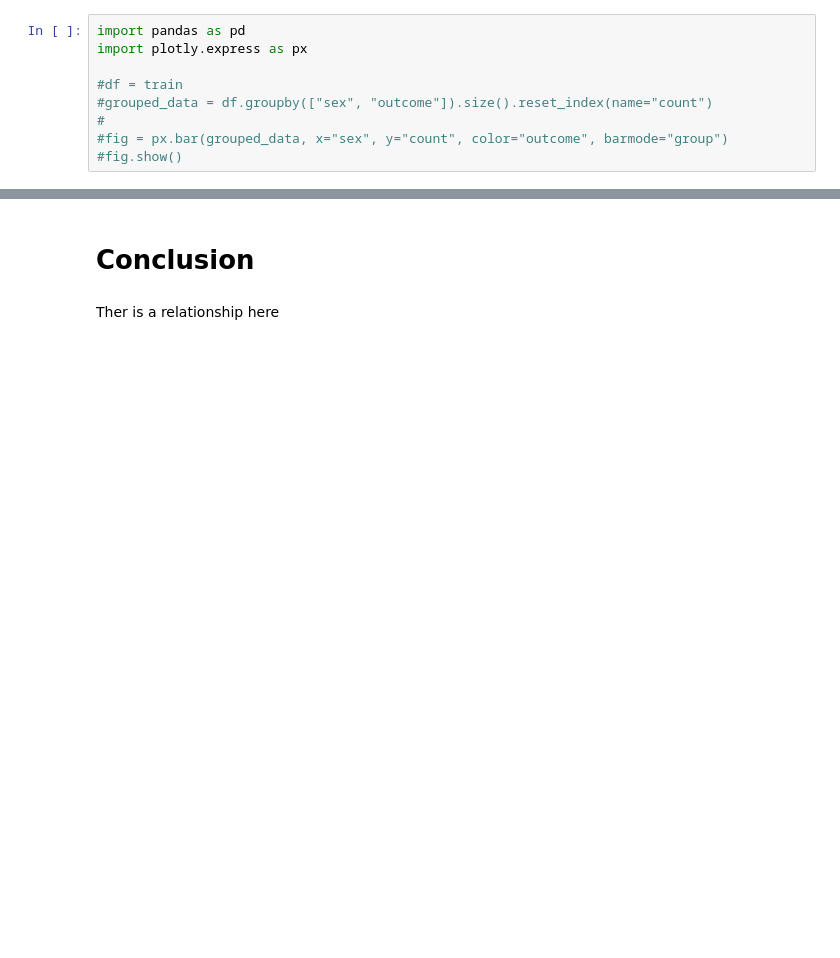
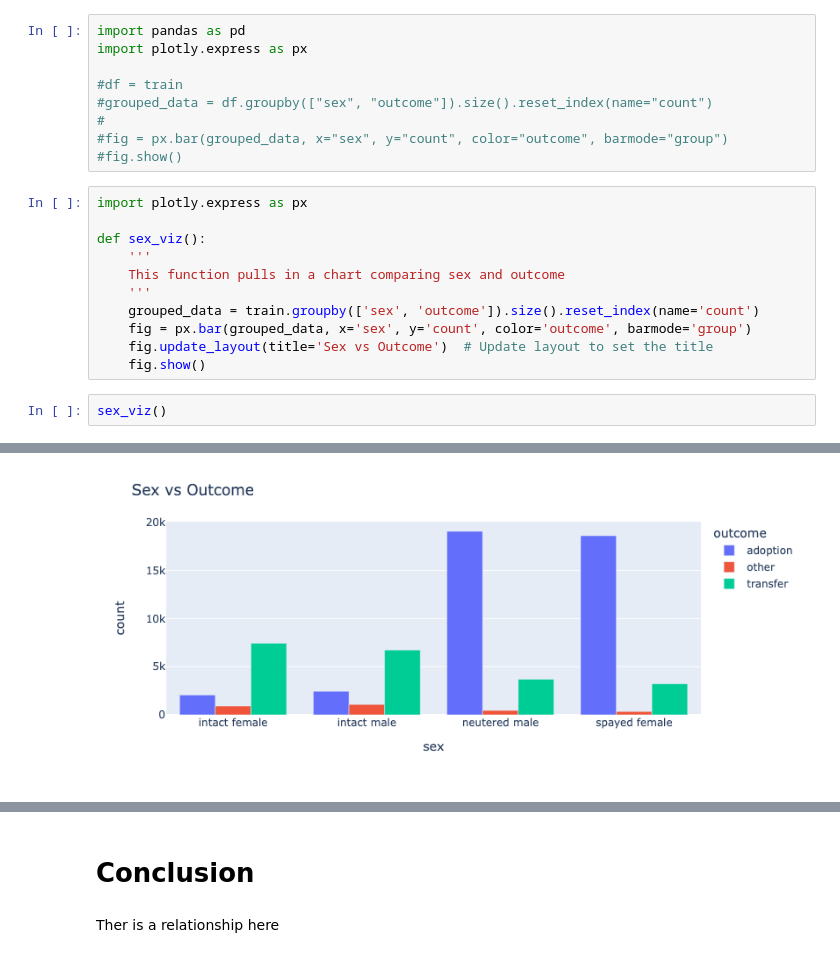
Before and after one commit to pound-puppies/animal-advocacy, a Jupyter notebook: sb_explore.ipynb, the cells around one changed output, grey strips where cells are left out. Cells and saved outputs as stored; diff of their text form; blank space fills up the shorter version.

Commit message:
added stat and viz function for sex

```diff
--- a/sb_explore.ipynb
+++ b/sb_explore.ipynb
@@ -326,3 +392,17 @@ import plotly.express as px
 #
 #fig = px.bar(grouped_data, x="sex", y="count", color="outcome", barmode="group")
 #fig.show()
+# %%
+import plotly.express as px
+
+def sex_viz():
+    '''
+    This function pulls in a chart comparing sex and outcome
+    '''
+    grouped_data = train.groupby(['sex', 'outcome']).size().reset_index(name='count')
+    fig = px.bar(grouped_data, x='sex', y='count', color='outcome', barmode='group')
+    fig.update_layout(title='Sex vs Outcome')  # Update layout to set the title
+    fig.show()
+# %%
+sex_viz()
+# %% [output]
@@ -329,3 +410,4 @@ import plotly.express as px
+[figure, added]
 # %%
 import pandas as pd
 from scipy.stats import chi2_contingency
```
Also changed, not shown: parts of 26 cells of this notebook, 1 other file.
